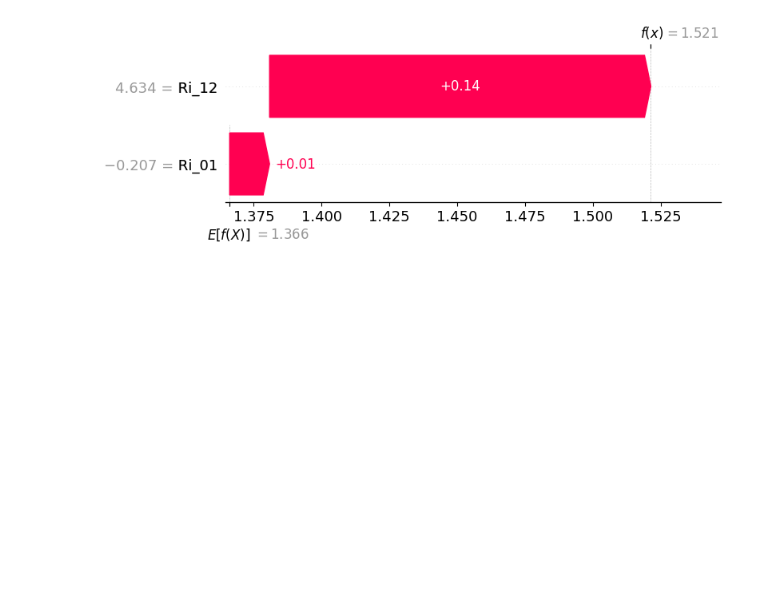
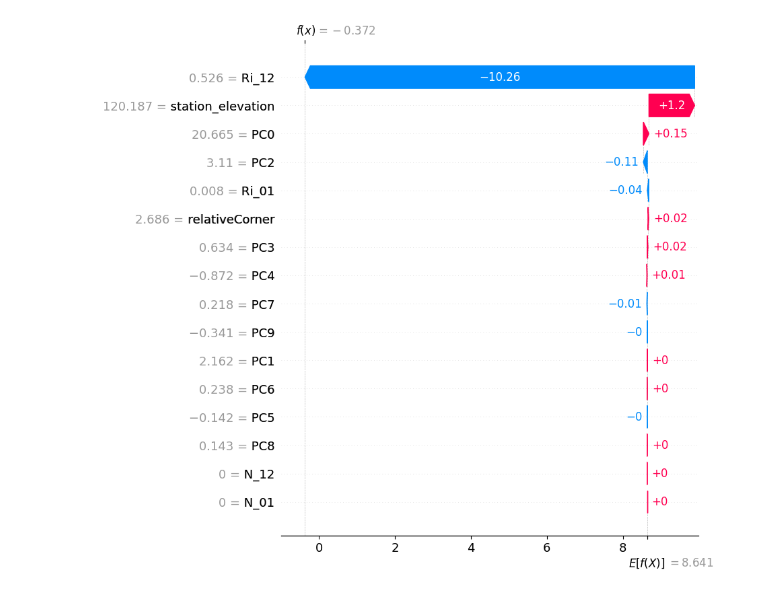
Before and after one commit to BrynjarGeir/lokaverkefni_vel, a Jupyter notebook: code/model/featureEngineering/shap.ipynb, the cells around one changed output. Saved outputs shown, nothing was run; the diff lists cells and outputs as text; code cells hidden in the pictures; blank space fills up the shorter version.

Commit message:
Updated shap for nn 255

```diff
--- a/code/model/featureEngineering/shap.ipynb
+++ b/code/model/featureEngineering/shap.ipynb
@@ -69,0 +34,3 @@ HPU available: False, using: 0 HPUs
+# %%
+n_elevations = df.columns[-1] + 1
+df.iloc[:, -n_elevations:] = df.iloc[:, -n_elevations:].sub(df.station_elevation, axis = 0)
@@ -69,0 +70,2 @@ HPU available: False, using: 0 HPUs
+# %%
+df['relativeCorner'] = df.apply(cornerFromCenterLand, axis = 1)
@@ -87,0 +118,27 @@ X_shapley
+# %%
+from tensorflow.keras.regularizers import l2
+
+n_units = 256
+n_epochs = 500
+batch_size = 128
+penalty = 0.1
+
+model = tf.keras.Sequential([
+    tf.keras.layers.Dense(units=n_units, activation='relu', kernel_regularizer=l2(penalty), input_shape=(X_train.shape[1],)),
+    tf.keras.layers.BatchNormalization(),
+
+    tf.keras.layers.Dense(units=n_units, activation='relu', kernel_regularizer=l2(penalty)),
+    tf.keras.layers.BatchNormalization(),
+
+    tf.keras.layers.Dense(units=n_units, activation='relu', kernel_regularizer=l2(penalty)),
+    tf.keras.layers.BatchNormalization(),
+
+    tf.keras.layers.Dense(units=n_units, activation='relu', kernel_regularizer=l2(penalty)),
+    tf.keras.layers.BatchNormalization(),
+
+    tf.keras.layers.Dense(units=n_units, activation='relu', kernel_regularizer=l2(penalty)),
+    tf.keras.layers.BatchNormalization(),
+    tf.keras.layers.Dropout(0.5),
+
+    tf.keras.layers.Dense(units=1, activation='linear')
+])
@@ -90,7 +149,7 @@ import shap
 
 background_data = shap.maskers.Independent(X_shapley)
 
-explainer = shap.Explainer(node_model.predict, background_data)
+explainer = shap.Explainer(model.predict, background_data)
 
 #shap_values = explainer.shap_values(X_shapley[:100])
 
@@ -98,5 +159,9 @@ shap_values = explainer(X_shapley[:1000])
 # %%
-shap.plots.waterfall(shap_values[50])
+shap.plots.waterfall(shap_values[100], max_display=50, show = False)
+
+plt.savefig("../../visualization/shap_waterfall_nn_256_example100.png", bbox_inches = 'tight', dpi = 1000)
+
+plt.show()
 # %% [output]
-[figure, old version]
+[figure, new version]
 # %%
```
Also changed, not shown: parts of 15 cells of this notebook, 3 other files.
